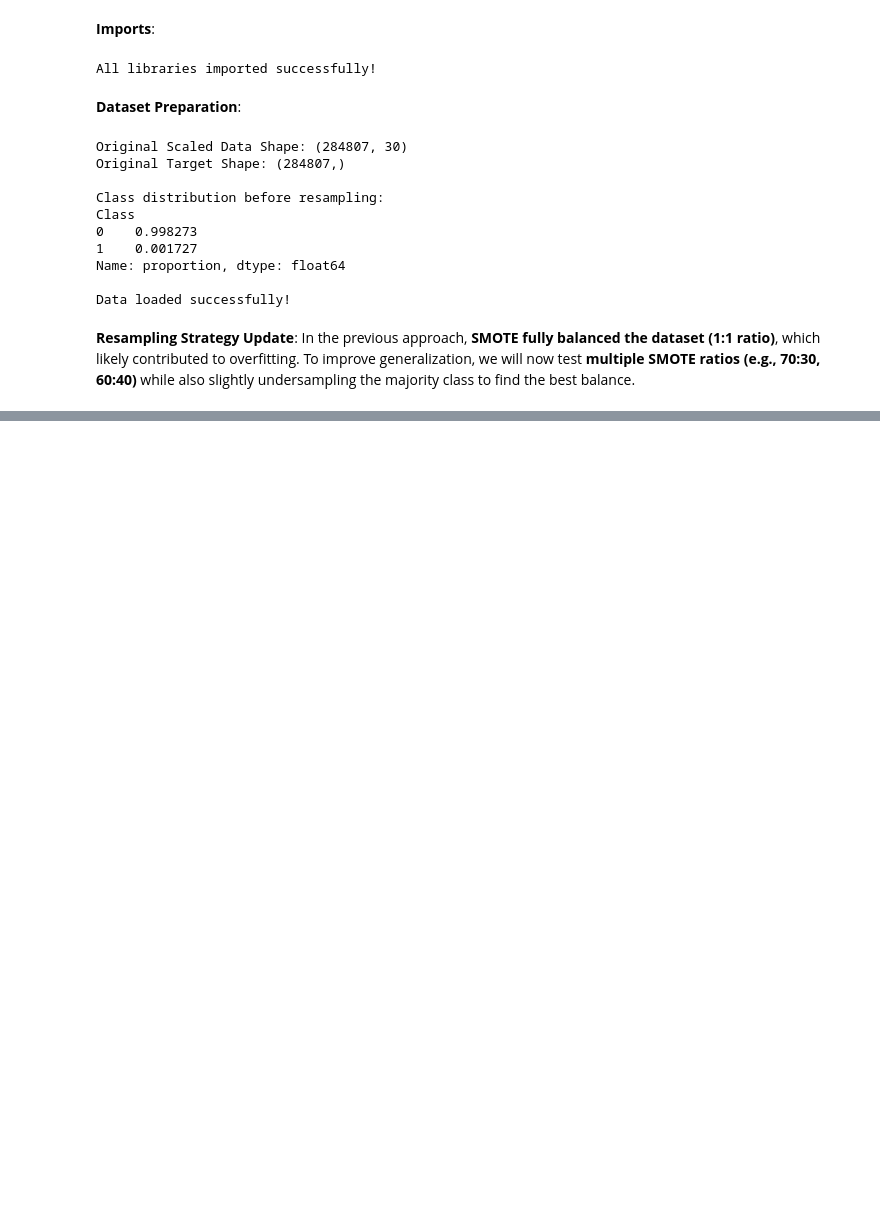
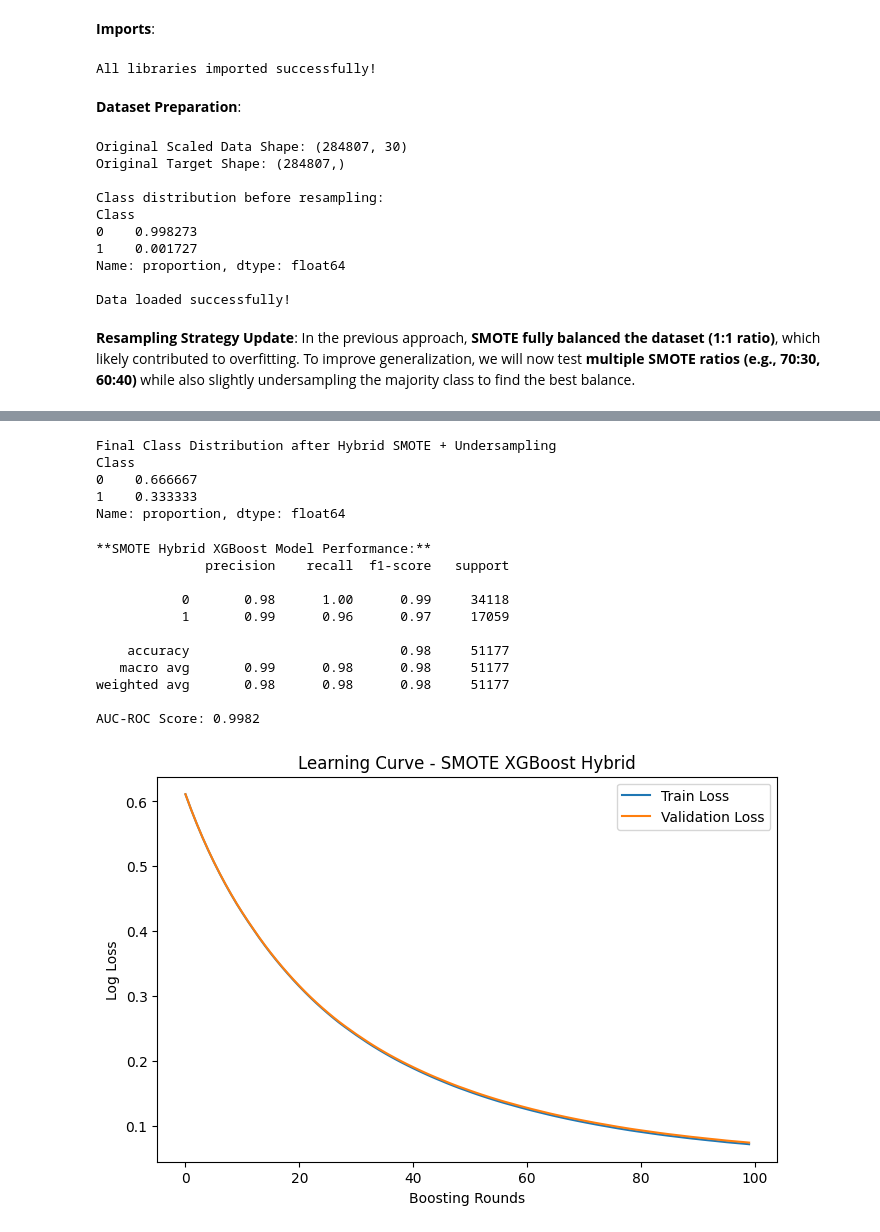
Before and after one commit to otuemre/FraudDetectAI, a Jupyter notebook: src/notebooks/06_SMOTE_Adjustment.ipynb, the cells around one changed output, grey strips where cells are left out. Cells and saved outputs as stored; diff of their text form; code cells hidden in the pictures; blank space fills up the shorter version.

Commit message:
Deal with overfitting and finalize the notebook

```diff
--- a/src/notebooks/06_SMOTE_Adjustment.ipynb
+++ b/src/notebooks/06_SMOTE_Adjustment.ipynb
@@ -123,0 +89,80 @@ Now, our smote data is ready!
+# %%
+# Step 1: Apply SMOTE (Oversampling Fraud Cases)
+smote = SMOTE(sampling_strategy=0.3, random_state=42)  # Creates more fraud cases
+X_smote, y_smote = smote.fit_resample(X, y)
+
+# Step 2: Apply Undersampling (Reduce Non-Fraud Cases)
+undersample = RandomUnderSampler(sampling_strategy=0.5, random_state=42)  # Balance ratio
+X_hybrid, y_hybrid = undersample.fit_resample(X_smote, y_smote)
+
+# Step 3: Check Class Distribution After Hybrid Resampling
+class_count_y = y_hybrid.value_counts(normalize=True)
+print("\nFinal Class Distribution after Hybrid SMOTE + Undersampling")
+print(class_count_y)
+# %% [output]
+Final Class Distribution after Hybrid SMOTE + Undersampling
+Class
+0    0.666667
+1    0.333333
+Name: proportion, dtype: float64
+# %%
+# Function to plot learning curves
+def plot_learning_curve(model, model_name):
+    results = model.evals_result()
+
+    plt.figure(figsize=(8, 5))
+    plt.plot(results['validation_0']['logloss'], label="Train Loss")
+    plt.plot(results['validation_1']['logloss'], label="Validation Loss")
+
+    plt.xlabel("Boosting Rounds")
+    plt.ylabel("Log Loss")
+    plt.title(f"Learning Curve - {model_name}")
+    plt.legend()
+
+    # Save the plot
+    plt.savefig(f"../images/learning_curve_{model_name.lower().replace(' ', '_')}.png", dpi=300, bbox_inches="tight")
+
+    # Show the plot
+    plt.show()
+# %%
+X_train, X_test, y_train, y_test = train_test_split(X_hybrid, y_hybrid, test_size=0.2, random_state=42, stratify=y_hybrid)
+
+# Train XGBoost
+xgb = XGBClassifier(
+    eval_metric="logloss",
+    reg_alpha=2,  # Increase L1 regularization
+    reg_lambda=10,  # Increase L2 regularization
+    learning_rate=0.03,  # Reduce learning rate
+    max_depth=6,  # Reduce tree depth
+    random_state=42,
+    device="gpu"
+)
+xgb.fit(
+    X_train, y_train,
+    eval_set=[(X_train, y_train), (X_test, y_test)],
+    verbose=False
+)
+
+# Predictions
+y_pred = xgb.predict(X_test)
+
+# Performance Metrics
+print("\n**SMOTE Hybrid XGBoost Model Performance:**")
+print(classification_report(y_test, y_pred))
+print(f"AUC-ROC Score: {roc_auc_score(y_test, xgb.predict_proba(X_test)[:, 1]):.4f}")
+
+# Learning Curve
+plot_learning_curve(xgb, "SMOTE XGBoost Hybrid")
+# %% [output]
+**SMOTE Hybrid XGBoost Model Performance:**
+              precision    recall  f1-score   support
+
+           0       0.98      1.00      0.99     34118
+           1       0.99      0.96      0.97     17059
+
+    accuracy                           0.98     51177
+   macro avg       0.99      0.98      0.98     51177
+weighted avg       0.98      0.98      0.98     51177
+
+AUC-ROC Score: 0.9982
+[figure, added]
```
Also changed, not shown: parts of 6 cells of this notebook, 1 other file.
